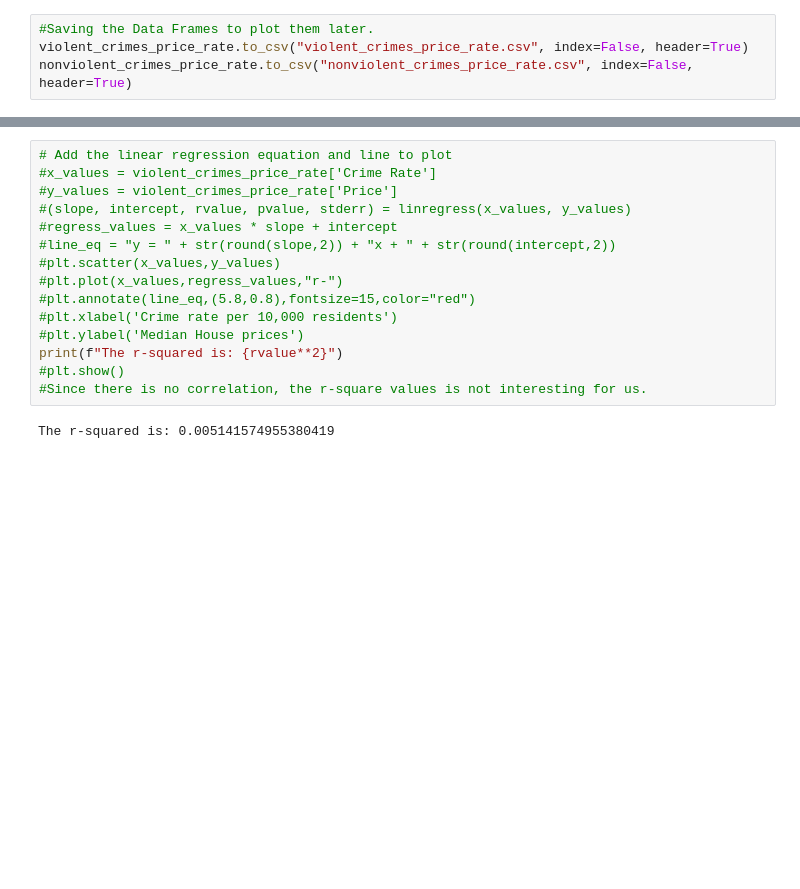
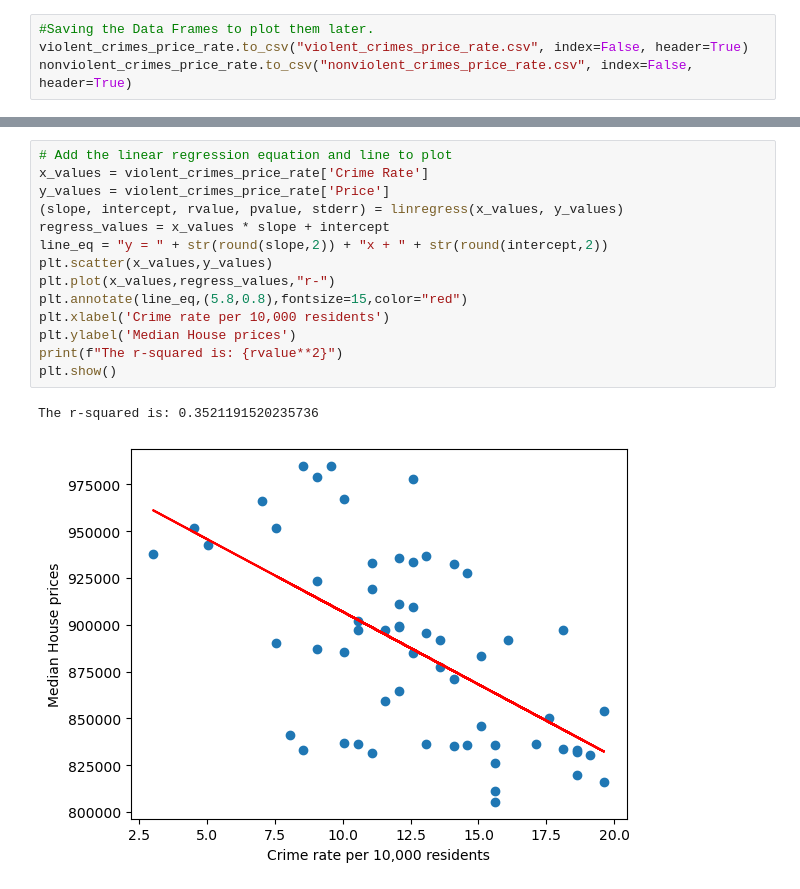
Before and after one commit to ahmed-saleem916/Virtual-Reality-, a Jupyter notebook: Statistical_analysis_by_neighborhood.ipynb, the cells around one changed output, grey strips where cells are left out. Drawn from its saved outputs; the diff is of its cells as text; blank space fills up the shorter version.

```diff
--- a/Statistical_analysis_by_neighborhood.ipynb
+++ b/Statistical_analysis_by_neighborhood.ipynb
@@ -347,18 +385,18 @@ corr_nonviolent_prices_filterd
 # %%
 # Add the linear regression equation and line to plot
-#x_values = violent_crimes_price_rate['Crime Rate']
-#y_values = violent_crimes_price_rate['Price']
-#(slope, intercept, rvalue, pvalue, stderr) = linregress(x_values, y_values)
-#regress_values = x_values * slope + intercept
-#line_eq = "y = " + str(round(slope,2)) + "x + " + str(round(intercept,2))
-#plt.scatter(x_values,y_values)
-#plt.plot(x_values,regress_values,"r-")
-#plt.annotate(line_eq,(5.8,0.8),fontsize=15,color="red")
-#plt.xlabel('Crime rate per 10,000 residents')
-#plt.ylabel('Median House prices')
+x_values = violent_crimes_price_rate['Crime Rate']
+y_values = violent_crimes_price_rate['Price']
+(slope, intercept, rvalue, pvalue, stderr) = linregress(x_values, y_values)
+regress_values = x_values * slope + intercept
+line_eq = "y = " + str(round(slope,2)) + "x + " + str(round(intercept,2))
+plt.scatter(x_values,y_values)
+plt.plot(x_values,regress_values,"r-")
+plt.annotate(line_eq,(5.8,0.8),fontsize=15,color="red")
+plt.xlabel('Crime rate per 10,000 residents')
+plt.ylabel('Median House prices')
 print(f"The r-squared is: {rvalue**2}")
-#plt.show()
-#Since there is no correlation, the r-square values is not interesting for us.
+plt.show()
 # %% [output]
-The r-squared is: 0.005141574955380419
+The r-squared is: 0.3521191520235736
+[figure, added]
 # %%
```
Also changed, not shown: parts of 13 cells of this notebook.
